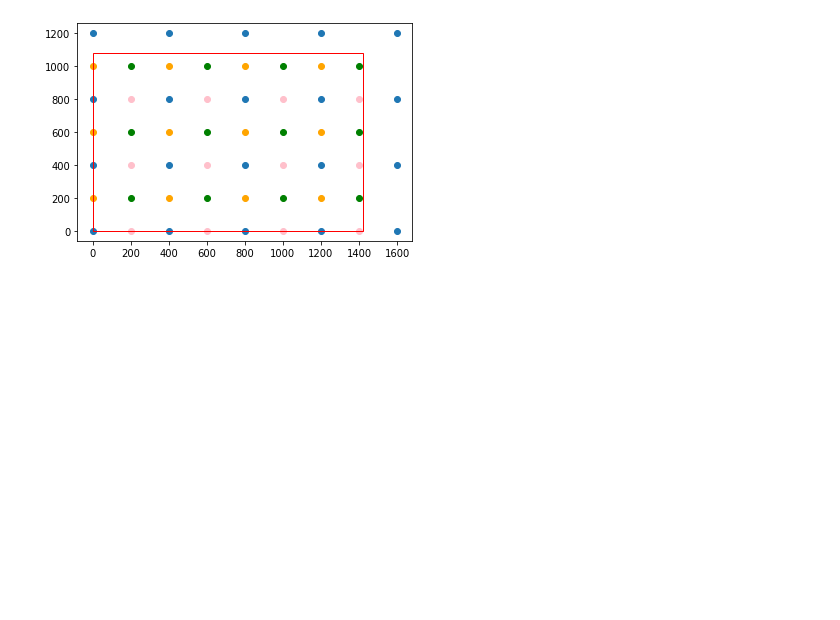
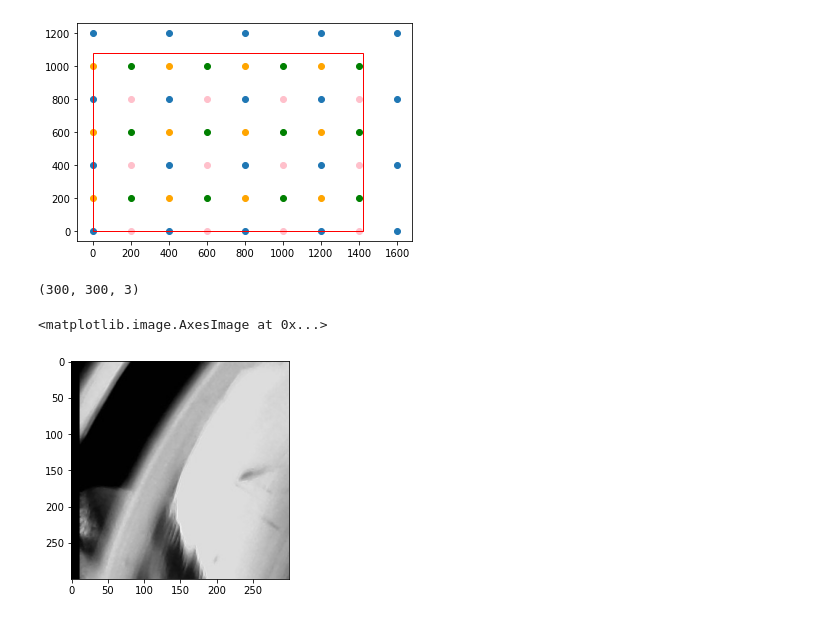
Before and after one commit to paolobif/DataLoader-Worm-Yolo3, a Jupyter notebook: scan_test.ipynb, the cells around one changed output. Drawn from its saved outputs; the diff is of its cells as text; code cells hidden in the pictures; blank space fills up the shorter version.

Commit message:
semi-functioning.Need to fix bug affecting different crop sizes. Works for 400 atm

```diff
--- a/scan_test.ipynb
+++ b/scan_test.ipynb
@@ -420,3 +419,29 @@ ax.add_patch(rect)
 plt.show()
 # %% [output]
 [figure]
+# %%
+## padding function for images not the correct size
+img_name = image_names[0]
+img = cv2.imread(IMAGE_PATH+img_name)
+crop = img[:300, :300]
+plt.imshow(crop)
+
+print(crop.shape)
+
+
+## takes cut image and padds the remainder to fit the cut_size
+def add_padding_to_square_img(img, cut_size):
+    y_size, x_size = img.shape[:2]
+    y_pad_amount = cut_size - y_size
+    x_pad_amount = cut_size - x_size
+
+    pad_img = np.pad(img, [(0,y_pad_amount), (0,x_pad_amount), (0,0)])
+
+    return pad_img
+
+pad_img = add_padding_to_square_img(crop, 300)
+plt.imshow(pad_img)
+# %% [output]
+(300, 300, 3)
+<matplotlib.image.AxesImage at 0x...>
+[figure, added]
```
Also changed, not shown: parts of 14 cells of this notebook.
